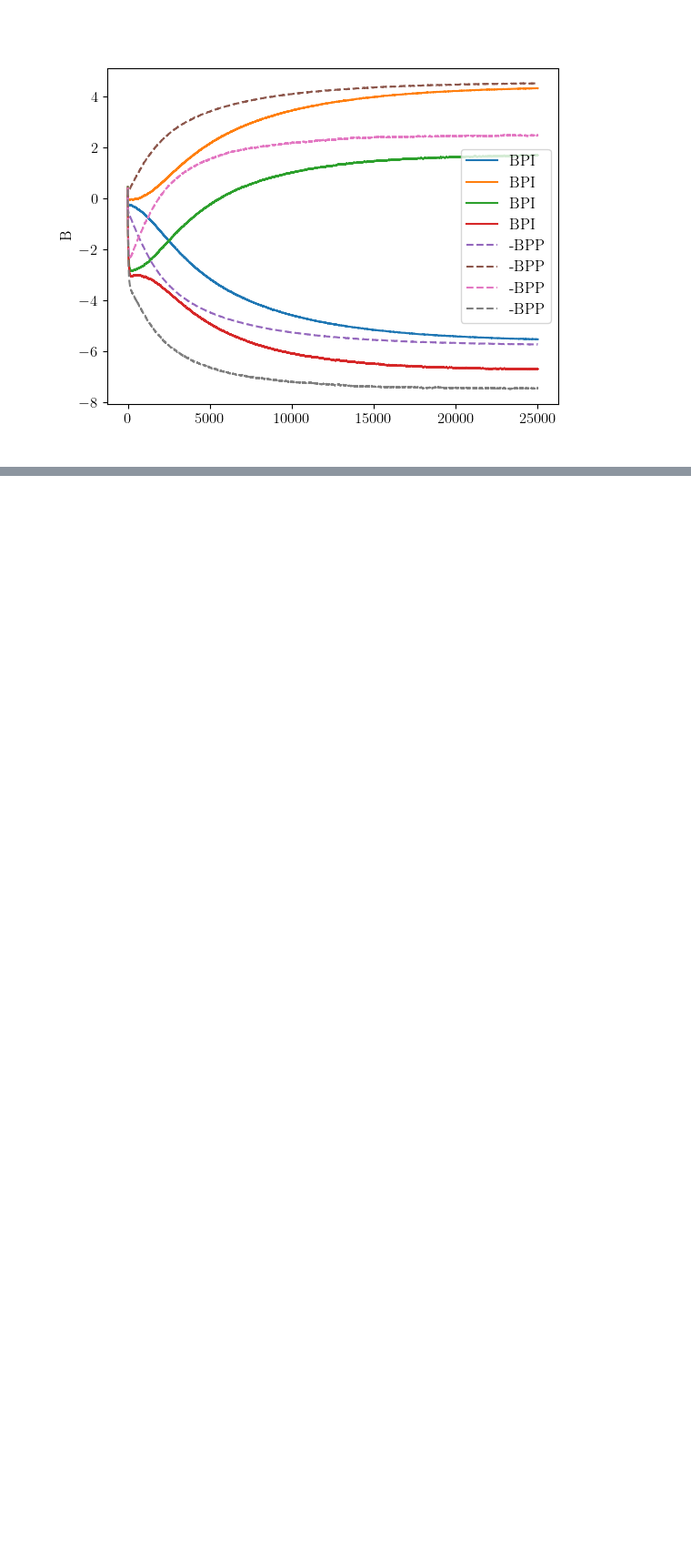
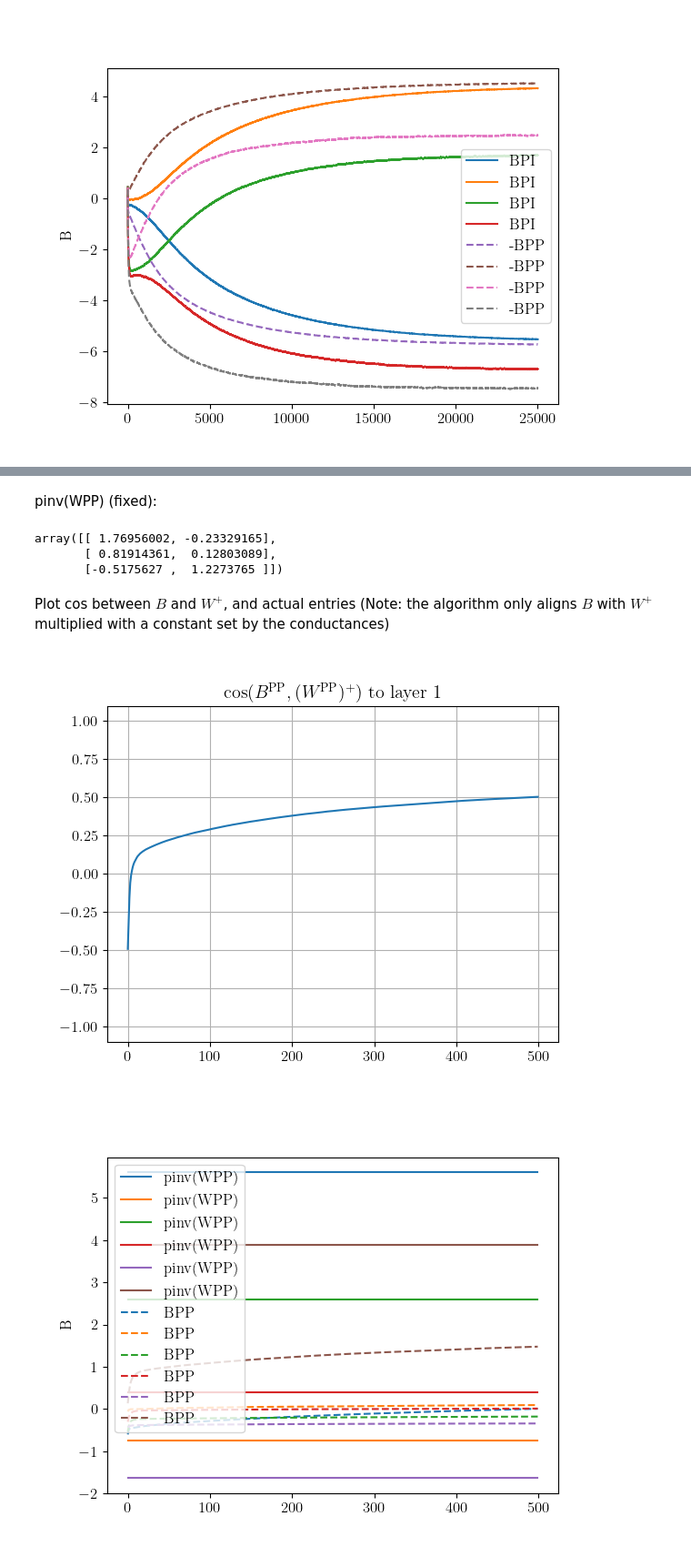
Before and after one commit to kma-code/Phaseless-Alignment-Learning, a Jupyter notebook: RtDeep/RtDeep pinv(W) simple demo.ipynb, the cells around one changed output, grey strips where cells are left out. Shown at 91% size. Cells and saved outputs as stored; diff of their text form; code cells hidden in the pictures; blank space fills up the shorter version.

```diff
--- a/RtDeep/RtDeep pinv(W) simple demo.ipynb
+++ b/RtDeep/RtDeep pinv(W) simple demo.ipynb
@@ -109,7 +109,7 @@ r0_random = np.repeat(r0_random, int(Tpres / dt), axis=0)
 
 mc1 = phased_noise_model(dt, dtxi, tausyn, Tbw, Tpres, noise_scale, alpha, inter_low_pass=False, pyr_hi_pass=True, dWPP_low_pass=False,
                          gate_regularizer=False, noise_mode='uP', model='DTPDRL',
-                         activation=linear, layers=layers,
+                         activation=relu, layers=layers,
                          uP_init=uP_init, uI_init=uI_init,
                          WPP_init=WPP_init, WIP_init=WIP_init, BPP_init=BPP_init, BPI_init=BPI_init,
                          gl=gl, gden=gden, gbas=gbas, gapi=gapi, gnI=gnI, gntgt=gntgt,
@@ -372,0 +552,20 @@ for i in range(len(layers[1:-1])):
+# %%
+STEPS = 1
+
+mc1.cos_BPI_BPP = []
+for i in range(len(mc1.BPI_time_series[0])):
+    mc1.cos_BPI_BPP.append(np.array([
+        cos_sim(mc1.BPI_time_series[j][i], -mc1.BPP_time_series[j][i]) for j in range(0, len(mc1.BPI_time_series), STEPS)
+                           ]))
+
+# mc1.cos_WIP_WPP = []
+# for i in range(len(mc1.WIP_time_series[0])):
+#     mc1.cos_WIP_WPP.append(np.array([
+#         cos_sim(mc1.WIP_time_series[j][i], mc1.WPP_time_series[j][i+1]) for j in range(0, len(mc1.WIP_time_series), STEPS)
+#                            ]))
+
+mc1.cos_WPPpinv_BPP = []
+for i in range(len(mc1.BPP_time_series[0])):
+    mc1.cos_WPPpinv_BPP.append(np.array([
+        cos_sim(mc1.BPP_time_series[j][i], np.linalg.pinv(mc1.WPP[i+1])) for j in range(0, len(mc1.BPP_time_series), STEPS)
+                           ]))
@@ -372,0 +596,36 @@ for i in range(len(layers[1:-1])):
+# %% [markdown]
+pinv(WPP) (fixed):
+# %%
+np.linalg.pinv(mc1.WPP[1])
+# %% [output]
+array([[ 1.76956002, -0.23329165],
+       [ 0.81914361,  0.12803089],
+       [-0.5175627 ,  1.2273765 ]])
+# %% [markdown]
+Plot cos between $B$ and $W^+$, and actual entries (Note: the algorithm only aligns $B$ with $W^+$ multiplied with a constant set by the conductances)
+# %%
+for i in range(len(layers[1:-1])):
+    fig, ax = plt.subplots()
+    ax.plot(mc1.cos_WPPpinv_BPP[i])
+    plt.yscale('linear')
+    # label = '10 dt'
+    # plt.xlabel(label)
+    plt.title('$\cos(B^\mathrm{PP}, (W^\mathrm{PP})^+)$ to layer ' + str(i+1))
+    plt.grid()
+    plt.ylim(-1.1,1.1)
+    plt.show()
+
+    fig, ax = plt.subplots()
+    ax.plot([(gl+gbas+gapi)/gapi *  np.linalg.pinv(mc1.WPP[i+1]).ravel() for BPP in mc1.BPP_time_series], label="pinv(WPP)")
+    plt.gca().set_prop_cycle(None)
+    ax.plot([BPP[i].ravel() for BPP in mc1.BPP_time_series], label="BPP", ls="--")
+    plt.yscale('linear')
+    # label = 'dt'
+    # plt.xlabel(label)
+    plt.ylabel("B")
+    plt.legend()
+    # plt.title('$\cos(W^\mathrm{IP}, W^\mathrm{PP})$ to layer ' + str(i+1))
+    plt.show()
+# %% [output]
+[figure, added]
+[figure, added]
```
Also changed, not shown: parts of 38 cells of this notebook, 2 other files.
